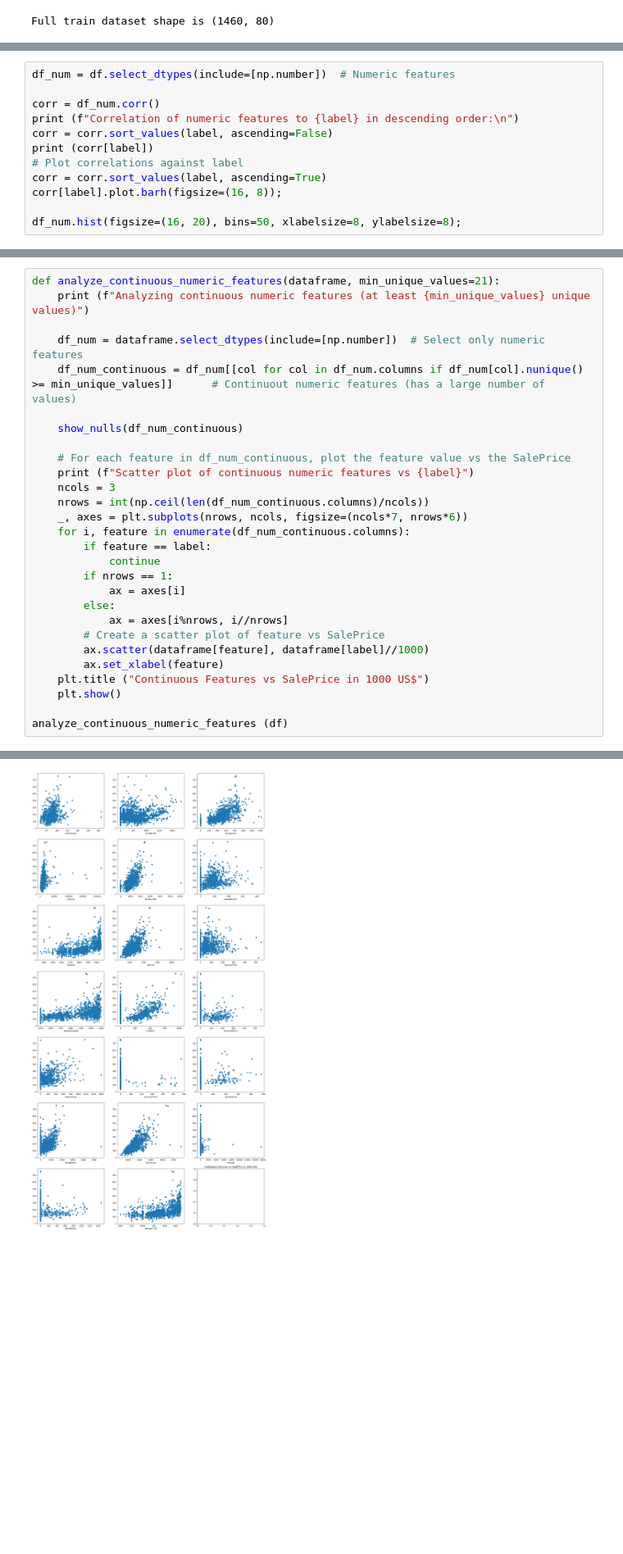
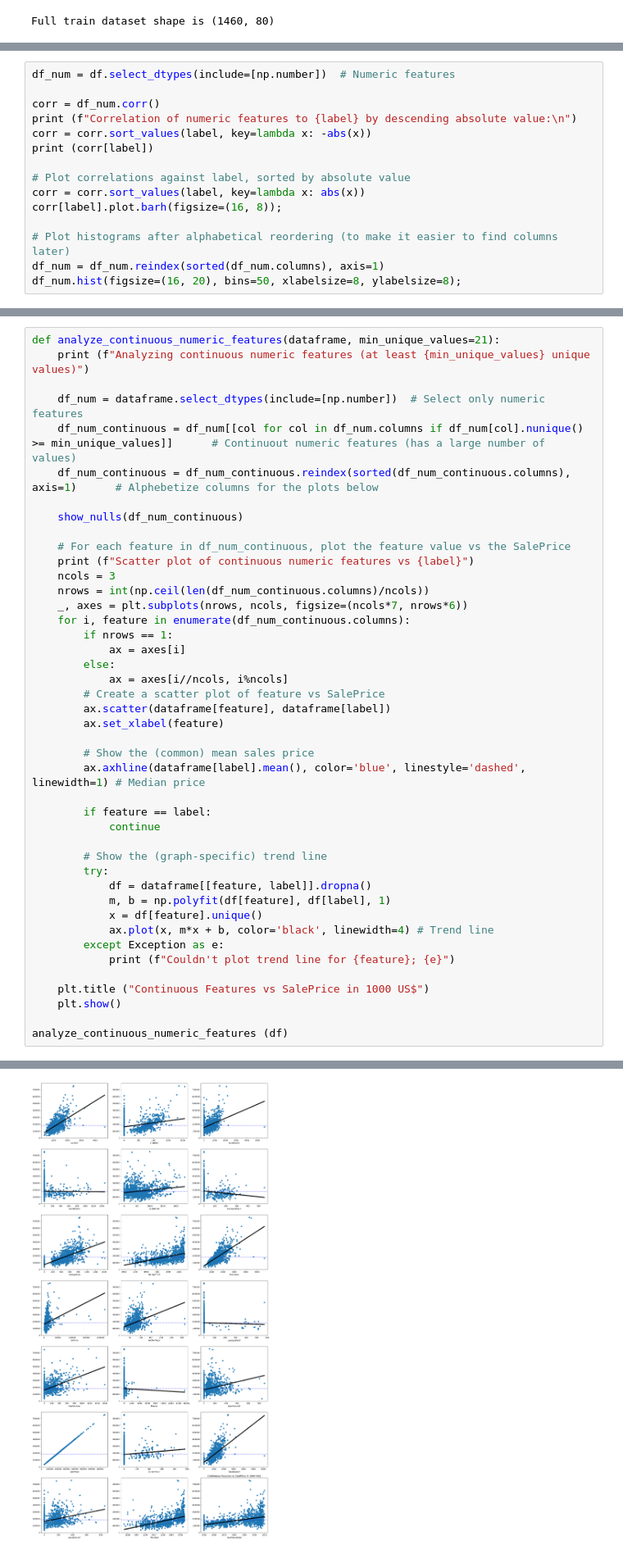
Before and after one commit to marcshepard/learning-stats, a Jupyter notebook: kaggle_housing/data-exploration.ipynb, the cells around one changed output, grey strips where cells are left out. Shown at 82% size. Cells and saved outputs as stored; diff of their text form; blank space fills up the shorter version.

```diff
--- a/kaggle_housing/data-exploration.ipynb
+++ b/kaggle_housing/data-exploration.ipynb
@@ -105,12 +115,15 @@ We will now take a look at how the numerical features are distributed, and their
 df_num = df.select_dtypes(include=[np.number])  # Numeric features
 
 corr = df_num.corr()
-print (f"Correlation of numeric features to {label} in descending order:\n")
-corr = corr.sort_values(label, ascending=False)
+print (f"Correlation of numeric features to {label} by descending absolute value:\n")
+corr = corr.sort_values(label, key=lambda x: -abs(x))
 print (corr[label])
-# Plot correlations against label
-corr = corr.sort_values(label, ascending=True)
+
+# Plot correlations against label, sorted by absolute value
+corr = corr.sort_values(label, key=lambda x: abs(x))
 corr[label].plot.barh(figsize=(16, 8));
 
+# Plot histograms after alphabetical reordering (to make it easier to find columns later)
+df_num = df_num.reindex(sorted(df_num.columns), axis=1)
 df_num.hist(figsize=(16, 20), bins=50, xlabelsize=8, ylabelsize=8);
 # %% [output]
@@ -173,6 +217,7 @@ def analyze_continuous_numeric_features(dataframe, min_unique_values=21):
 
     df_num = dataframe.select_dtypes(include=[np.number])  # Select only numeric features
     df_num_continuous = df_num[[col for col in df_num.columns if df_num[col].nunique() >= min_unique_values]]      # Continuout numeric features (has a large number of values)
+    df_num_continuous = df_num_continuous.reindex(sorted(df_num_continuous.columns), axis=1)      # Alphebetize columns for the plots below
 
     show_nulls(df_num_continuous)
 
@@ -182,15 +227,29 @@ def analyze_continuous_numeric_features(dataframe, min_unique_values=21):
     nrows = int(np.ceil(len(df_num_continuous.columns)/ncols))
     _, axes = plt.subplots(nrows, ncols, figsize=(ncols*7, nrows*6))
     for i, feature in enumerate(df_num_continuous.columns):
-        if feature == label:
-            continue
         if nrows == 1:
             ax = axes[i]
         else:
-            ax = axes[i%nrows, i//nrows]
+            ax = axes[i//ncols, i%ncols]
         # Create a scatter plot of feature vs SalePrice
-        ax.scatter(dataframe[feature], dataframe[label]//1000)
+        ax.scatter(dataframe[feature], dataframe[label])
         ax.set_xlabel(feature)
+
+        # Show the (common) mean sales price
+        ax.axhline(dataframe[label].mean(), color='blue', linestyle='dashed', linewidth=1) # Median price
+
+        if feature == label:
+            continue
+
+        # Show the (graph-specific) trend line
+        try:
+            df = dataframe[[feature, label]].dropna()
+            m, b = np.polyfit(df[feature], df[label], 1)
+            x = df[feature].unique()
+            ax.plot(x, m*x + b, color='black', linewidth=4) # Trend line
+        except Exception as e:
+            print (f"Couldn't plot trend line for {feature}; {e}")
+
     plt.title ("Continuous Features vs SalePrice in 1000 US$")
     plt.show()
 
@@ -207 +266 @@ Scatter plot of continuous numeric features vs SalePrice
-[figure, old version]
+[figure, new version]
```
Also changed, not shown: parts of 17 cells of this notebook, 2 other files.
